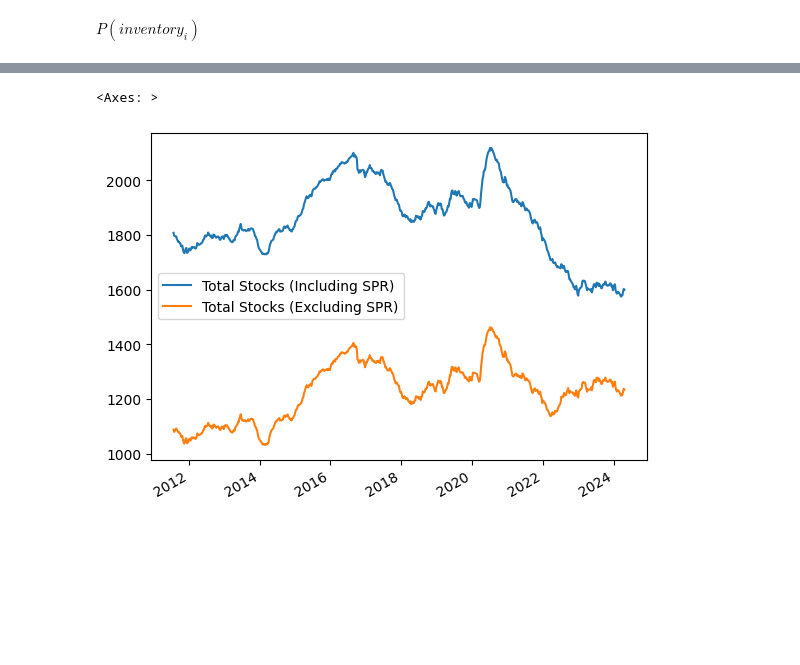
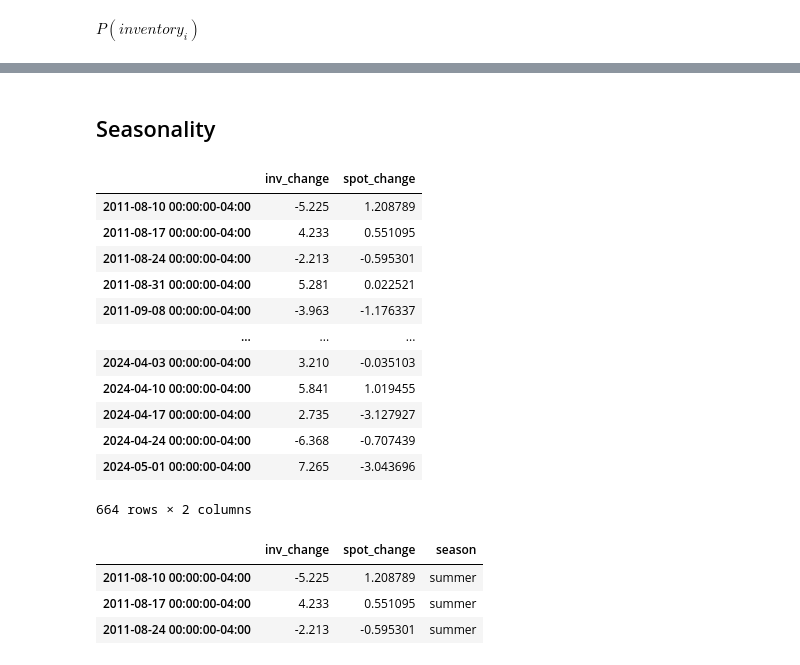
Before and after one commit to kinghfs/wpsr-statistical-analysis, a Jupyter notebook: wpsr-statistical-analysis.ipynb, the cells around one changed output, grey strips where cells are left out. Drawn from its saved outputs; the diff is of its cells as text; code cells hidden in the pictures; blank space fills up the shorter version.

Commit message:
seasonal analysis

```diff
--- a/wpsr-statistical-analysis.ipynb
+++ b/wpsr-statistical-analysis.ipynb
@@ -524,5 +448,18 @@ stock_summary[['Crude Oil', 'Commercial Crude (Excluding SPR)']].plot()
-# %%
-stock_summary[['Total Stocks (Including SPR)', 'Total Stocks (Excluding SPR)']].plot()
-# %% [output]
-<Axes: >
-[figure, removed]
+# %% [markdown]
+<h2>Seasonality</h2>
+# %%
+market_impact
+# %% [output]
+|  | inv_change | spot_change |
+| 2011-08-10 00:00:00-04:00 | -5.225 | 1.208789 |
+| 2011-08-17 00:00:00-04:00 | 4.233 | 0.551095 |
+| 2011-08-24 00:00:00-04:00 | -2.213 | -0.595301 |
+| 2011-08-31 00:00:00-04:00 | 5.281 | 0.022521 |
+| 2011-09-08 00:00:00-04:00 | -3.963 | -1.176337 |
+| ... | ... | ... |
+| 2024-04-03 00:00:00-04:00 | 3.210 | -0.035103 |
+| 2024-04-10 00:00:00-04:00 | 5.841 | 1.019455 |
+| 2024-04-17 00:00:00-04:00 | 2.735 | -3.127927 |
+| 2024-04-24 00:00:00-04:00 | -6.368 | -0.707439 |
+| 2024-05-01 00:00:00-04:00 | 7.265 | -3.043696 |
+664 rows × 2 columns
@@ -528,0 +471,7 @@ stock_summary[['Total Stocks (Including SPR)', 'Total Stocks (Excluding SPR)']].
+# %%
+market_impact.head(3)
+# %% [output]
+|  | inv_change | spot_change | season |
+| 2011-08-10 00:00:00-04:00 | -5.225 | 1.208789 | summer |
+| 2011-08-17 00:00:00-04:00 | 4.233 | 0.551095 | summer |
+| 2011-08-24 00:00:00-04:00 | -2.213 | -0.595301 | summer |
```
Also changed, not shown: parts of 49 cells of this notebook.
